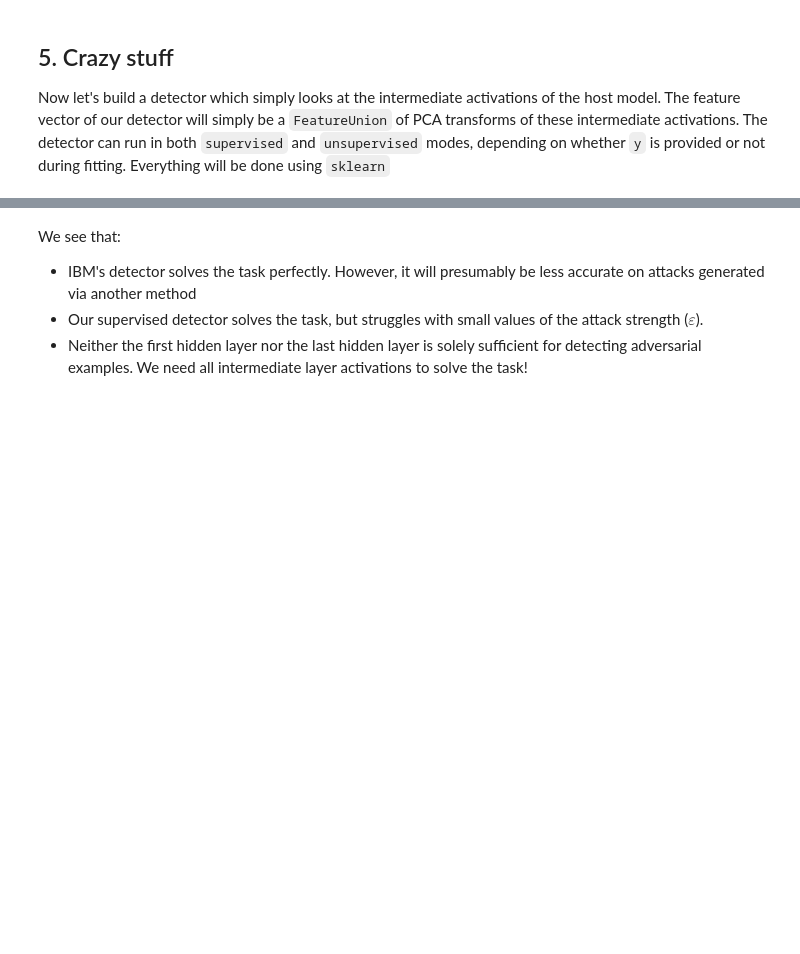
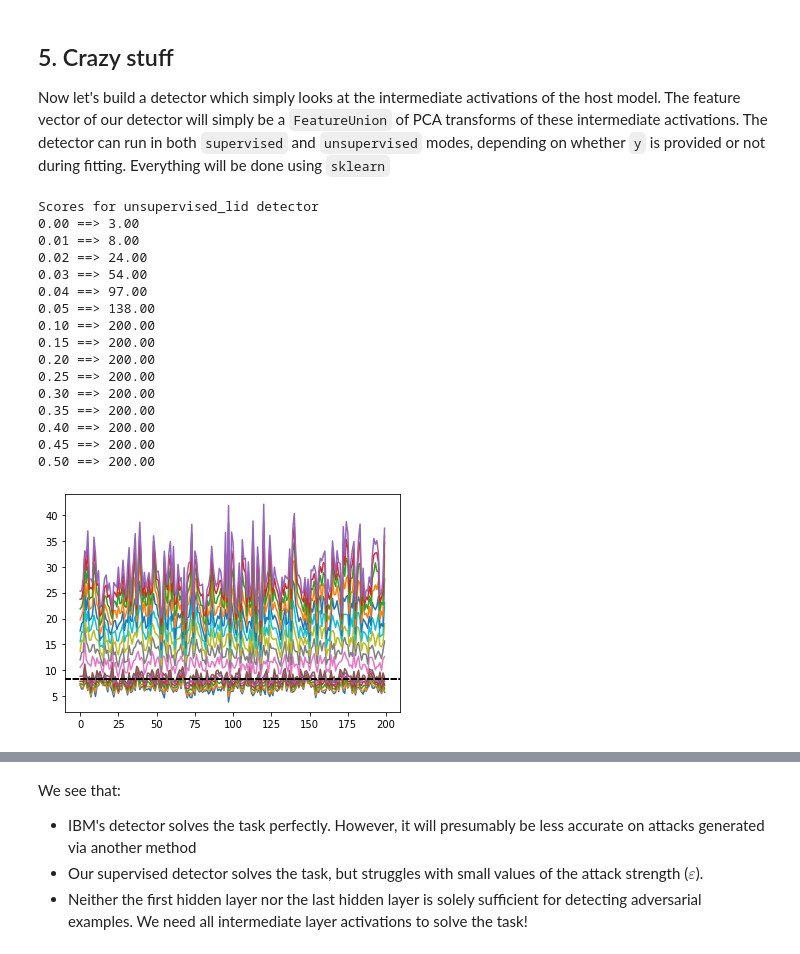
Before and after one commit to dohmatob/adversarial-robustness-toolbox, a Jupyter notebook: notebooks/detection_adversarial_samples_cifar10.ipynb, the cells around one changed output, grey strips where cells are left out. Cells and saved outputs as stored; diff of their text form; code cells hidden in the pictures; blank space fills up the shorter version.

```diff
--- a/notebooks/detection_adversarial_samples_cifar10.ipynb
+++ b/notebooks/detection_adversarial_samples_cifar10.ipynb
@@ -423,31 +423,52 @@ if False:
 # %%
 # evaluate the detectors
 from sklearn.metrics import roc_auc_score, accuracy_score
 
 def roc_auc_score_FIXED(y_true, y_pred):
     if len(np.unique(y_true)) == 1: # bug in roc_auc_score
         return accuracy_score(y_true, np.rint(y_pred))
     return roc_auc_score(y_true, y_pred)
 
 # scores = {}
 for which, my_detector in my_detectors.items():
-    if which not in ["unsupervised_id"]:
+    if which not in ["unsupervised_lid", "unsupervised"]:
         continue
     print("Scores for %s detector" % which)
     y_true = np.concatenate((-np.ones(n_test), np.ones(n_test)))
     if "unsupervised" in which:
         y_true = -y_true
     scores[which] = []
     for eps in all_x_test_adv:
-        if eps > 0:
-            y_pred = my_detector.predict(np.vstack((x_test, all_x_test_adv[eps])))
-            score = roc_auc_score_FIXED(y_pred, y_true)
+        if False:
+            if eps > 0:
+                y_pred = my_detector.predict(np.vstack((x_test, all_x_test_adv[eps])))
+                score = roc_auc_score_FIXED(y_pred, y_true)
+            else:
+                score = 0.5
         else:
-            score = 0.5
+            score = (my_detector.predict(all_x_test_adv[eps]) == -1).sum()
         print("%.2f ==> %.2f" % (eps, score))
         if which not in scores:
             scores[which] = []
         scores[which].append(score)
+# %% [output]
+Scores for unsupervised_lid detector
+0.00 ==> 3.00
+0.01 ==> 8.00
+0.02 ==> 24.00
+0.03 ==> 54.00
+0.04 ==> 97.00
+0.05 ==> 138.00
+0.10 ==> 200.00
+0.15 ==> 200.00
+0.20 ==> 200.00
+0.25 ==> 200.00
+0.30 ==> 200.00
+0.35 ==> 200.00
+0.40 ==> 200.00
+0.45 ==> 200.00
+0.50 ==> 200.00
+[figure, added]
 # %%
 # plot the results
 fig, ax = plt.subplots(figsize=(8, 7))
```
Also changed, not shown: parts of 26 cells of this notebook, 7 other files.
